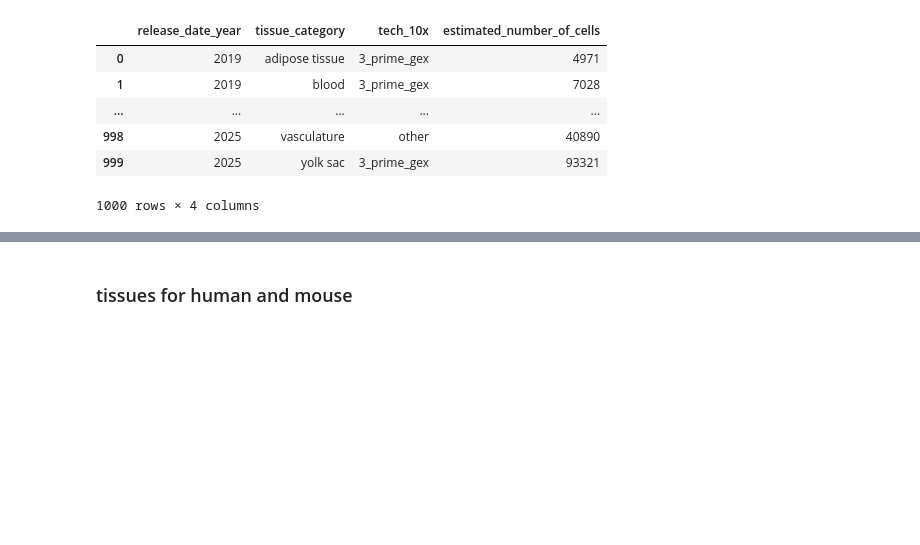
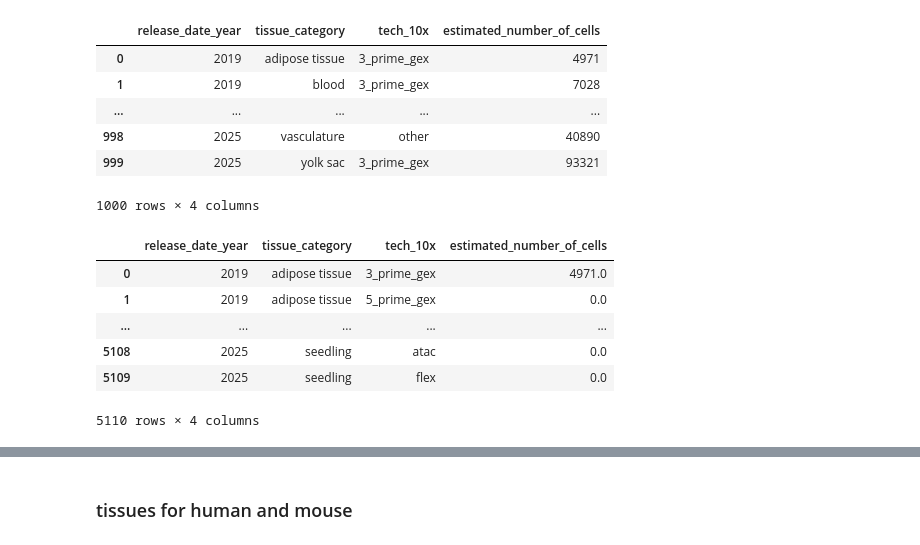
Before and after one commit to ArcInstitute/scBaseCount_analysis, a Jupyter notebook: notebooks/sra_cells-by-time.ipynb, the cells around one changed output, grey strips where cells are left out. Saved outputs shown, nothing was run; the diff lists cells and outputs as text; code cells hidden in the pictures; blank space fills up the shorter version.

```diff
--- a/notebooks/sra_cells-by-time.ipynb
+++ b/notebooks/sra_cells-by-time.ipynb
@@ -803,6 +817,22 @@ df_cells_tissues_sum
 | 998 | 2025 | vasculature | other | 40890 |
 | 999 | 2025 | yolk sac | 3_prime_gex | 93321 |
 1000 rows × 4 columns
+# %%
+# add zeros via pandas_complete
+df_cells_tissues_sum = pandas_complete(
+    df_cells_tissues_sum,
+    group_cols=group_cols,
+    fill_cols={"estimated_number_of_cells": 0}
+)
+df_cells_tissues_sum
+# %% [output]
+|  | release_date_year | tissue_category | tech_10x | estimated_number_of_cells |
+| 0 | 2019 | adipose tissue | 3_prime_gex | 4971.0 |
+| 1 | 2019 | adipose tissue | 5_prime_gex | 0.0 |
+| ... | ... | ... | ... | ... |
+| 5108 | 2025 | seedling | atac | 0.0 |
+| 5109 | 2025 | seedling | flex | 0.0 |
+5110 rows × 4 columns
 # %%
 # calculate cumsum
 df = (
```
Also changed, not shown: parts of 23 cells of this notebook.
